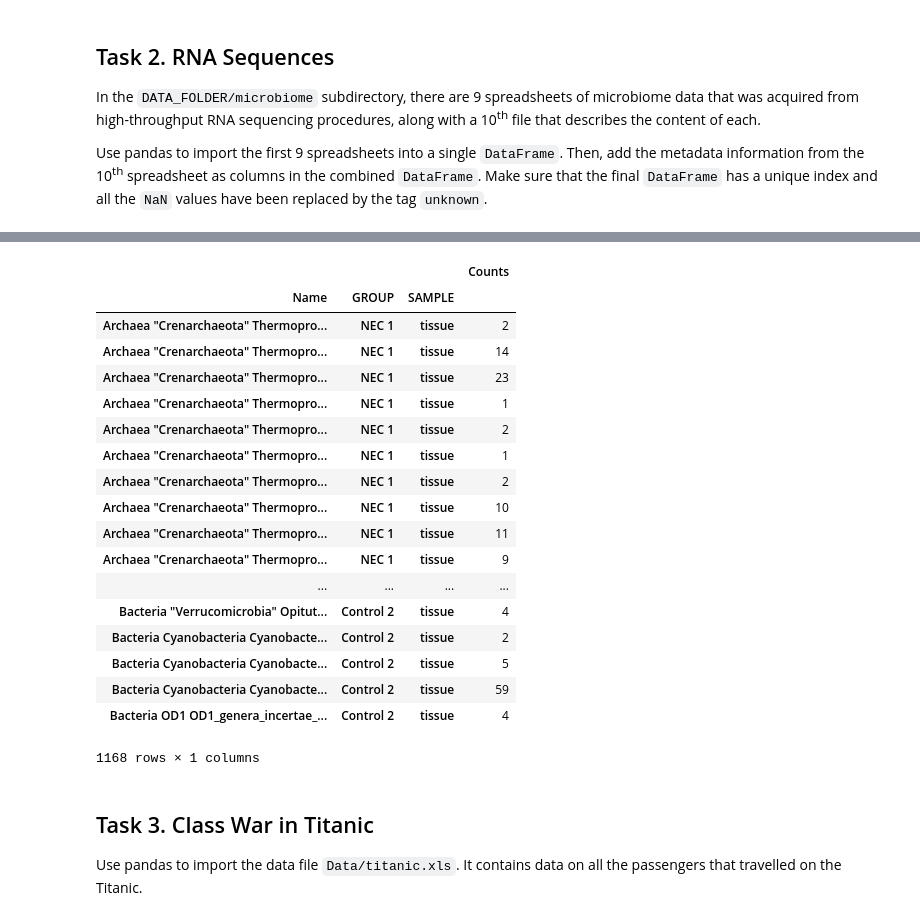
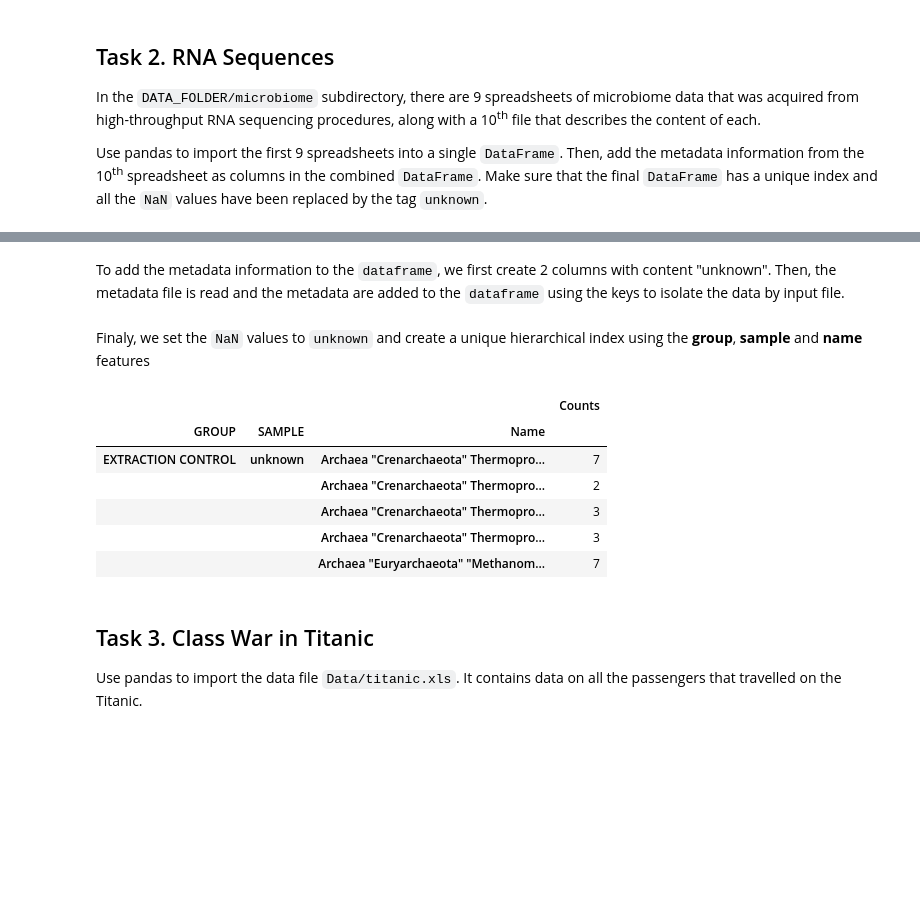
Before and after one commit to SCHValaris/ADA_Homeworks, a Jupyter notebook: Draft_Homework1/Homework1_Vincent.ipynb, the cells around one changed output, grey strips where cells are left out. Cells and saved outputs as stored; diff of their text form; code cells hidden in the pictures; blank space fills up the shorter version.

```diff
--- a/Draft_Homework1/Homework1_Vincent.ipynb
+++ b/Draft_Homework1/Homework1_Vincent.ipynb
@@ -33,0 +49,2 @@ Make sure that the final `DataFrame` has a unique index and all the `NaN` values
+# %% [markdown]
+To add the metadata information to the `dataframe`, we first create 2 columns with content "unknown". Then, the metadata file is read and the metadata are added to the `dataframe` using the keys to isolate the data by input file.
@@ -34,57 +60,29 @@ Make sure that the final `DataFrame` has a unique index and all the `NaN` values
+# %% [markdown]
+Finaly, we set the `NaN` values to `unknown` and create a unique hierarchical index using the **group**, **sample** and **name** features
+# %%
+microbeData.fillna('unknown', inplace=True)
+
+microbeData.set_index(['GROUP', 'SAMPLE','Name'], inplace=True)
 # %%
-# Write your answer here
-import glob
+microbeData.head()
+# microbeData.sort_index(level='Name')
 
-path = DATA_FOLDER + '/microbiome'
-allFiles = glob.glob(path + '/MID*.xls')
-spreadsheets = [pd.read_excel(file, sheetname='Sheet 1',  header=None, names=['Name', 'Counts']) for file in allFiles]
-fileID = ['MID' + str(i+1) for i in range(len(allFiles))]
-microbeData = pd.concat(spreadsheets,  keys=fileID)
-# microbiomesData.name = 'counts'
-# microbiomesData.index.name = 'phylum'
-
-microbeData['GROUP'] = ['unknown']*len(microbeData)
-microbeData['SAMPLE'] = ['unknown']*len(microbeData)
-
-microbeMetaData = pd.read_excel(path + '/metadata.xls', index_col='BARCODE')
-
-for barcode in microbeMetaData.index:
-    microbeData.loc[barcode, 'GROUP'] = microbeMetaData.loc[barcode,'GROUP']
-    microbeData.loc[barcode, 'SAMPLE'] = microbeMetaData.loc[barcode,'SAMPLE']
-
-microbeData.fillna('unknown', inplace=True)
-
-microbeData.set_index(['Name', 'GROUP','SAMPLE'], inplace=True)
-microbeData.sort_index(level='Name')
-
-microbeData[microbeData.index.get_level_values('SAMPLE') == 'tissue']
+# microbeData[microbeData.index.get_level_values('SAMPLE') == 'tissue']
 
 # print('Is the index unique ? ' + str(microbeData.index.is_unique))
 # print('Is there NaN values ?' + str(microbeData.isnull().any(axis=1).any()))
 # print(microbeData.index)
 # Verification of NaN replacement by unknown
 # microbeData = microbeData[microbeData.isnull().any(axis=1)]
 # print(microbeData)
 # %% [output]
 |  |  |  | Counts |
-| Name | GROUP | SAMPLE |  |
-| Archaea "Crenarchaeota" Thermopro... | NEC 1 | tissue | 2 |
-| Archaea "Crenarchaeota" Thermopro... | NEC 1 | tissue | 14 |
-| Archaea "Crenarchaeota" Thermopro... | NEC 1 | tissue | 23 |
-| Archaea "Crenarchaeota" Thermopro... | NEC 1 | tissue | 1 |
-| Archaea "Crenarchaeota" Thermopro... | NEC 1 | tissue | 2 |
-| Archaea "Crenarchaeota" Thermopro... | NEC 1 | tissue | 1 |
-| Archaea "Crenarchaeota" Thermopro... | NEC 1 | tissue | 2 |
-| Archaea "Crenarchaeota" Thermopro... | NEC 1 | tissue | 10 |
-| Archaea "Crenarchaeota" Thermopro... | NEC 1 | tissue | 11 |
-| Archaea "Crenarchaeota" Thermopro... | NEC 1 | tissue | 9 |
-| ... | ... | ... | ... |
-| Bacteria "Verrucomicrobia" Opitut... | Control 2 | tissue | 4 |
-| Bacteria Cyanobacteria Cyanobacte... | Control 2 | tissue | 2 |
-| Bacteria Cyanobacteria Cyanobacte... | Control 2 | tissue | 5 |
-| Bacteria Cyanobacteria Cyanobacte... | Control 2 | tissue | 59 |
-| Bacteria OD1 OD1_genera_incertae_... | Control 2 | tissue | 4 |
+| GROUP | SAMPLE | Name |  |
+| EXTRACTION CONTROL | unknown | Archaea "Crenarchaeota" Thermopro... | 7 |
+|  |  | Archaea "Crenarchaeota" Thermopro... | 2 |
+|  |  | Archaea "Crenarchaeota" Thermopro... | 3 |
+|  |  | Archaea "Crenarchaeota" Thermopro... | 3 |
+|  |  | Archaea "Euryarchaeota" "Methanom... | 7 |
-1168 rows × 1 columns
 # %% [markdown]
 ## Task 3. Class War in Titanic
 
```
Also changed, not shown: parts of 5 cells of this notebook, 1 other file.
